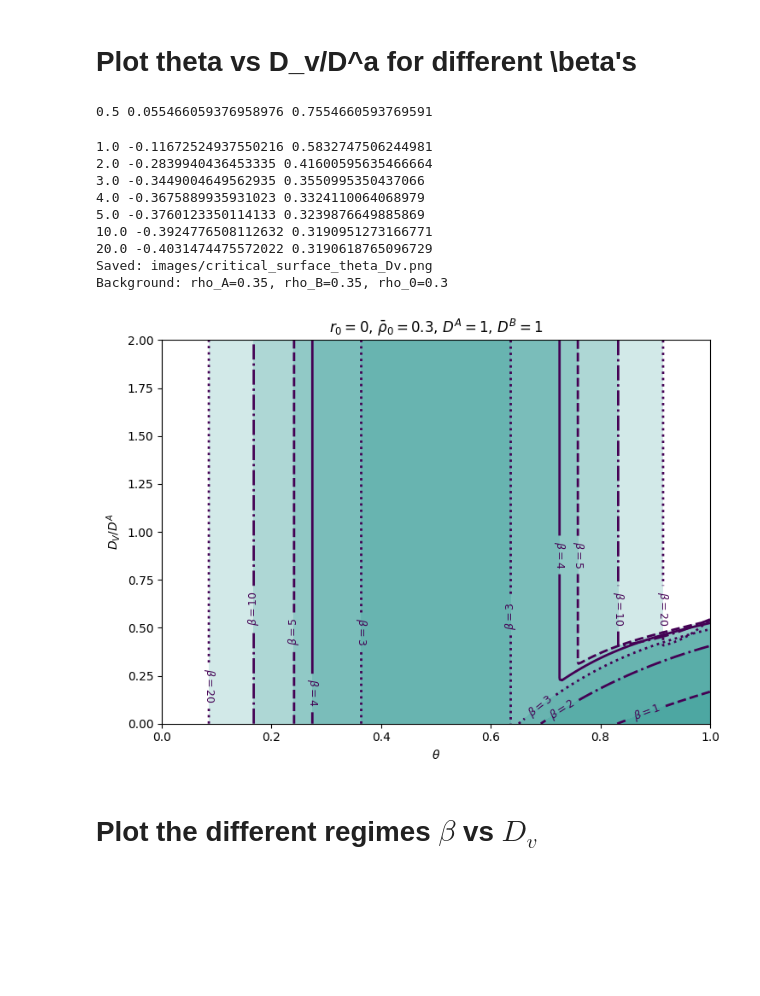
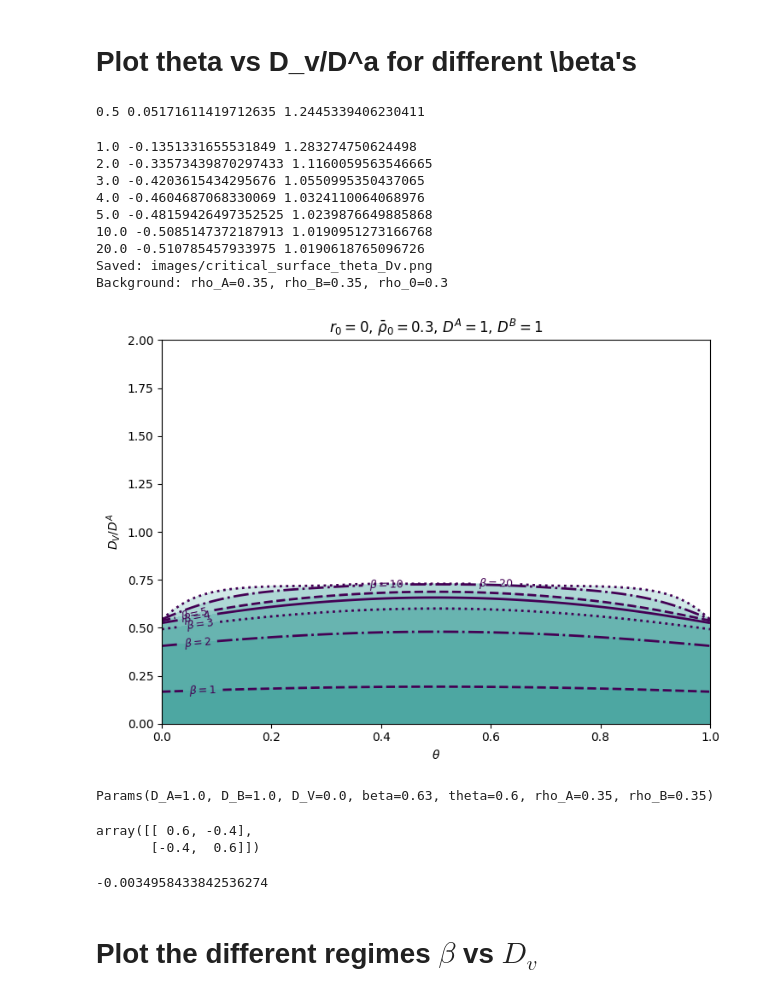
Before and after one commit to wmerbis/fluctuating_hydro, a Jupyter notebook: instabililty_surface_plots.ipynb, the cells around one changed output. Drawn from its saved outputs; the diff is of its cells as text; code cells hidden in the pictures; blank space fills up the shorter version.

```diff
--- a/instabililty_surface_plots.ipynb
+++ b/instabililty_surface_plots.ipynb
@@ -52,9 +52,9 @@ CRITERION = "r0"
 FIXED = {
     "D_A": 1.0,
     "D_B": 1.0,
-    "Dv_ratio": 0.5,
+    "Dv_ratio": 0.0,
     "beta": 1.0,
-    "theta": 0.5,
+    "theta": 0.6,
     "rho_0": 0.30,
     "rho_A": 0.35,
     "rho_B": 0.35,
@@ -90,8 +90,8 @@ class Params:
 def kappa_from_theta(theta):
     """Requested reciprocal one-parameter interaction matrix."""
     return np.array([
-        [theta, 1.0-theta],
-        [1.0-theta, theta],
+        [theta, theta-1.0],
+        [theta-1.0, theta],
     ], dtype=float)
 
 
@@ -339,42 +339,58 @@ def main():
     ax.set_xlabel(axis_label(X_PARAM))
     ax.set_ylabel(axis_label(Y_PARAM))
     ax.set_xlim(*X_RANGE)
     ax.set_ylim(*Y_RANGE)
 
     if CRITERION == "r0":
         branch = r"$r_0=0$"
     else:
         branch = r"$\det\mathbb{J}=0,\ \mathrm{Tr}\mathbb{J}>0$"
 
     ax.set_title(
         branch
         + rf", $\bar \rho_0={base0.rho_0:g}$, "
         + rf"$D^A={base0.D_A:g}$, $D^B={base0.D_B:g}$"
     )
 
     fig.tight_layout()
     fig.savefig(OUTPUT_FILE, dpi=250)
     print(f"Saved: {OUTPUT_FILE}")
     print(f"Background: rho_A={base0.rho_A:g}, rho_B={base0.rho_B:g}, rho_0={base0.rho_0:g}")
 
     if SHOW_FIGURE:
         plt.show()
 
 
 if __name__ == "__main__":
     main()
 # %% [output]
-0.5 0.055466059376958976 0.7554660593769591
+0.5 0.05171611419712635 1.2445339406230411
-1.0 -0.11672524937550216 0.5832747506244981
-2.0 -0.2839940436453335 0.41600595635466664
-3.0 -0.3449004649562935 0.3550995350437066
-4.0 -0.3675889935931023 0.3324110064068979
-5.0 -0.3760123350114133 0.3239876649885869
-10.0 -0.3924776508112632 0.3190951273166771
-20.0 -0.4031474475572022 0.3190618765096729
+1.0 -0.1351331655531849 1.283274750624498
+2.0 -0.33573439870297433 1.1160059563546665
+3.0 -0.4203615434295676 1.0550995350437065
+4.0 -0.4604687068330069 1.0324110064068976
+5.0 -0.48159426497352525 1.0239876649885868
+10.0 -0.5085147372187913 1.0190951273166768
+20.0 -0.510785457933975 1.0190618765096726
 Saved: images/critical_surface_theta_Dv.png
 Background: rho_A=0.35, rho_B=0.35, rho_0=0.3
-[figure, old version]
+[figure, new version]
+# %%
+
+param = initial_params()
+p = set_parameter(param, "beta", 0.63)
+p
+# %% [output]
+Params(D_A=1.0, D_B=1.0, D_V=0.0, beta=0.63, theta=0.6, rho_A=0.35, rho_B=0.35)
+# %%
+kappa_from_theta(0.6)
+# %% [output]
+array([[ 0.6, -0.4],
+       [-0.4,  0.6]])
+# %%
+ r0_value(p)
+# %% [output]
+-0.0034958433842536274
 # %% [markdown]
 # Plot the different regimes $\beta$ vs $D_v$
 # %%
```
Also changed, not shown: parts of 5 cells of this notebook, 4 other files.
